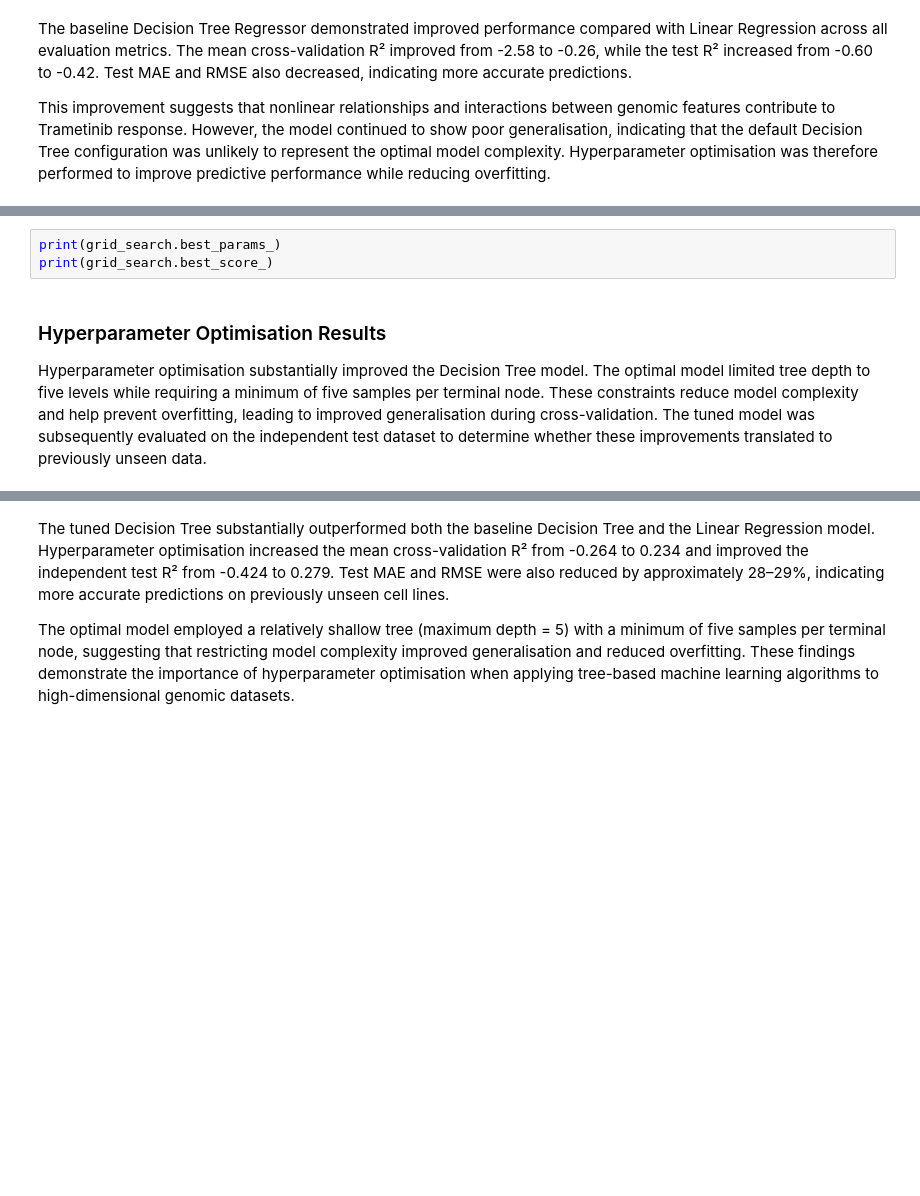
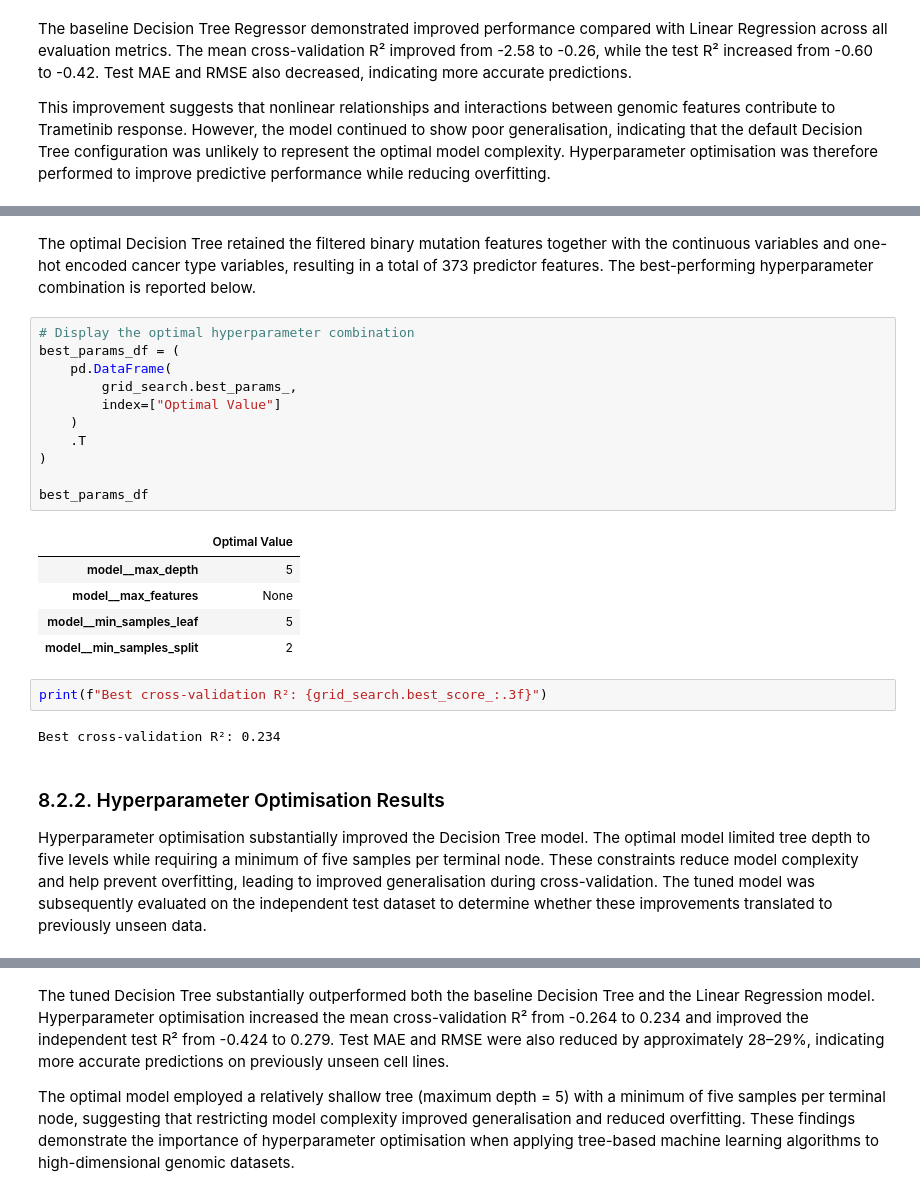
Before and after one commit to carolinemalaihull/trametinib-drug-response-ml, a Jupyter notebook: notebooks/02_feature_engineering.ipynb, the cells around one changed output, grey strips where cells are left out. Drawn from its saved outputs; the diff is of its cells as text; blank space fills up the shorter version.

```diff
--- a/notebooks/02_feature_engineering.ipynb
+++ b/notebooks/02_feature_engineering.ipynb
@@ -699,8 +1000,28 @@ grid_search.fit(
-# %%
-print(grid_search.best_params_)
-print(grid_search.best_score_)
+# %% [markdown]
+The optimal Decision Tree retained the filtered binary mutation features together with the continuous variables and one-hot encoded cancer type variables, resulting in a total of 373 predictor features. The best-performing hyperparameter combination is reported below.
+# %%
+# Display the optimal hyperparameter combination
+best_params_df = (
+    pd.DataFrame(
+        grid_search.best_params_,
+        index=["Optimal Value"]
+    )
+    .T
+)
+
+best_params_df
+# %% [output]
+|  | Optimal Value |
+| model__max_depth | 5 |
+| model__max_features | None |
+| model__min_samples_leaf | 5 |
+| model__min_samples_split | 2 |
+# %%
+print(f"Best cross-validation R²: {grid_search.best_score_:.3f}")
+# %% [output]
+Best cross-validation R²: 0.234
 # %% [markdown]
-### Hyperparameter Optimisation Results
+### 8.2.2. Hyperparameter Optimisation Results
 
 Hyperparameter optimisation substantially improved the Decision Tree model. The optimal model limited tree depth to five levels while requiring a minimum of five samples per terminal node. These constraints reduce model complexity and help prevent overfitting, leading to improved generalisation during cross-validation. The tuned model was subsequently evaluated on the independent test dataset to determine whether these improvements translated to previously unseen data.
 # %%
```
Also changed, not shown: parts of 149 cells of this notebook.
